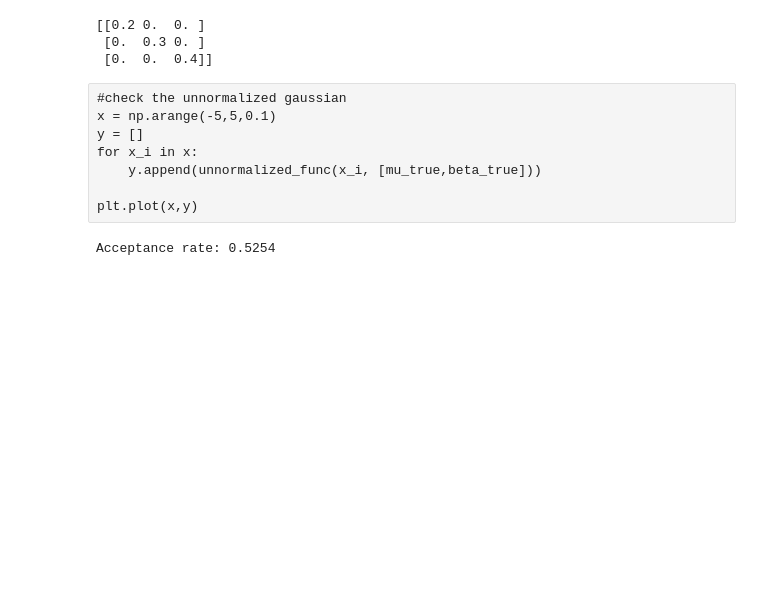
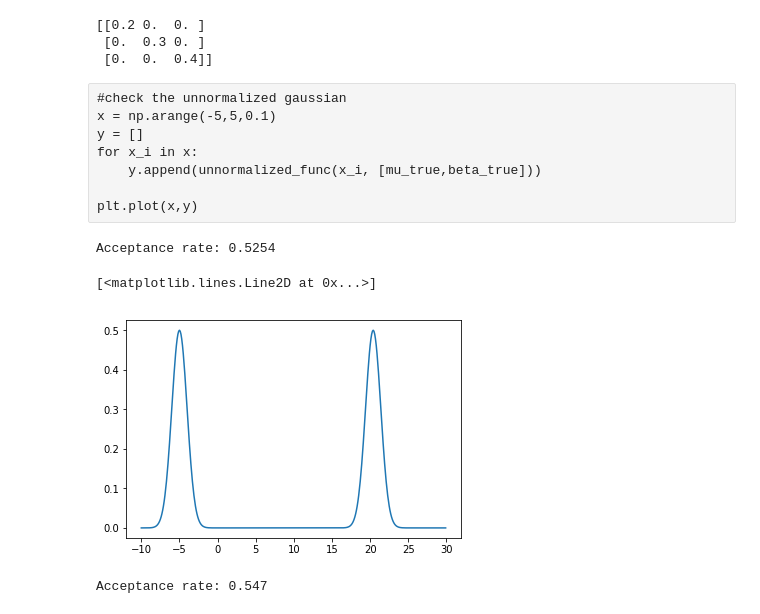
Before and after one commit to anhnguyendepocen/bayes_comp, a Jupyter notebook: notebook/Exercise 7.ipynb, the cells around one changed output. Saved outputs shown, nothing was run; the diff lists cells and outputs as text; code cells hidden in the pictures; blank space fills up the shorter version.

```diff
--- a/notebook/Exercise 7.ipynb
+++ b/notebook/Exercise 7.ipynb
@@ -56,6 +66,27 @@ samples, acceptance_rate = MH_sampling(unnormalized_func, [mu_true,beta_true], t
 print 'Acceptance rate: ' + str(acceptance_rate)
 # %% [output]
 Acceptance rate: 0.5254
+# %%
+#check the unnormalized multimodal
+x = np.arange(-10,30,0.1)
+y = []
+pis = [0.5,0.5]
+mus = [np.array([-5.]), np.array([20.4])]
+bethas = [np.array([1.]), np.array([1.])]
+
+for x_i in x:
+    y.append(unnormalized_multimodal(x_i, [pis,mus,bethas]))
+
+plt.plot(x,y)
+# %% [output]
+[<matplotlib.lines.Line2D at 0x...>]
+[figure, added]
+# %%
+tetha0 = np.array([-20.])
+samples, acceptance_rate = MH_sampling(unnormalized_multimodal, [pis,mus,bethas], tetha0, n = 1000,lamda = 1.5)
+print 'Acceptance rate: ' + str(acceptance_rate)
+# %% [output]
+Acceptance rate: 0.547
 # %%
 def calc_autocorrelation(samples,d=1):
     mu = np.mean(samples)
```
Also changed, not shown: parts of 23 cells of this notebook, 2 other files.
